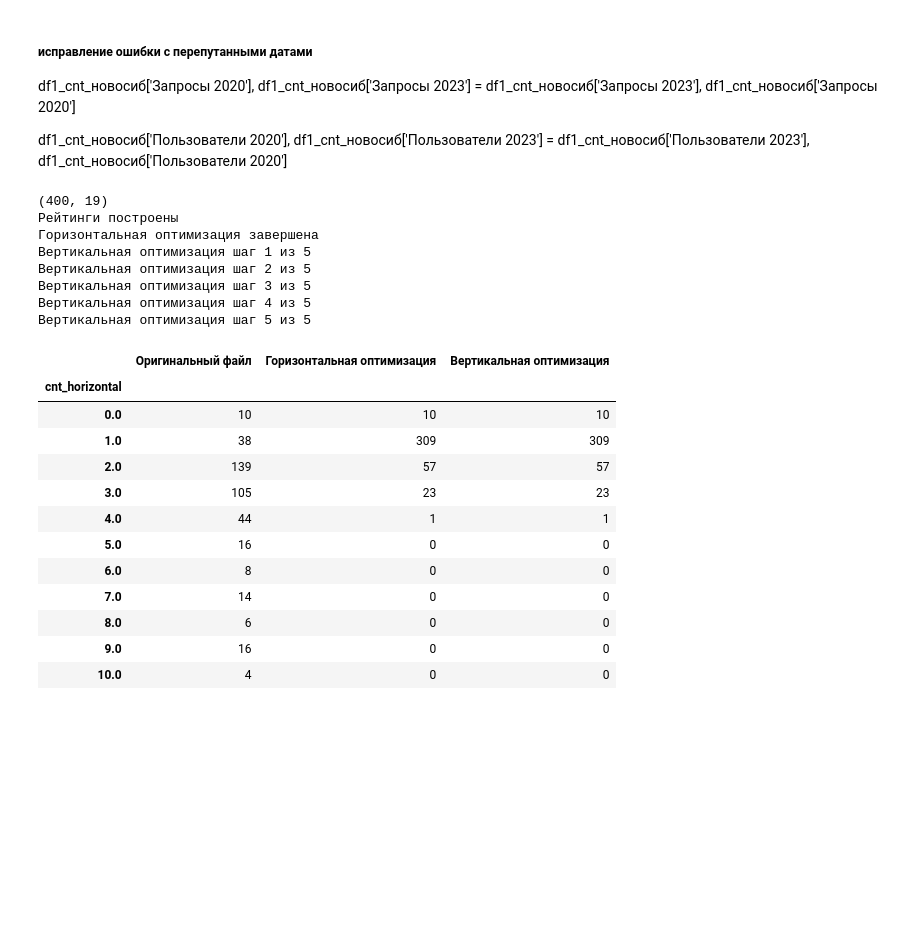
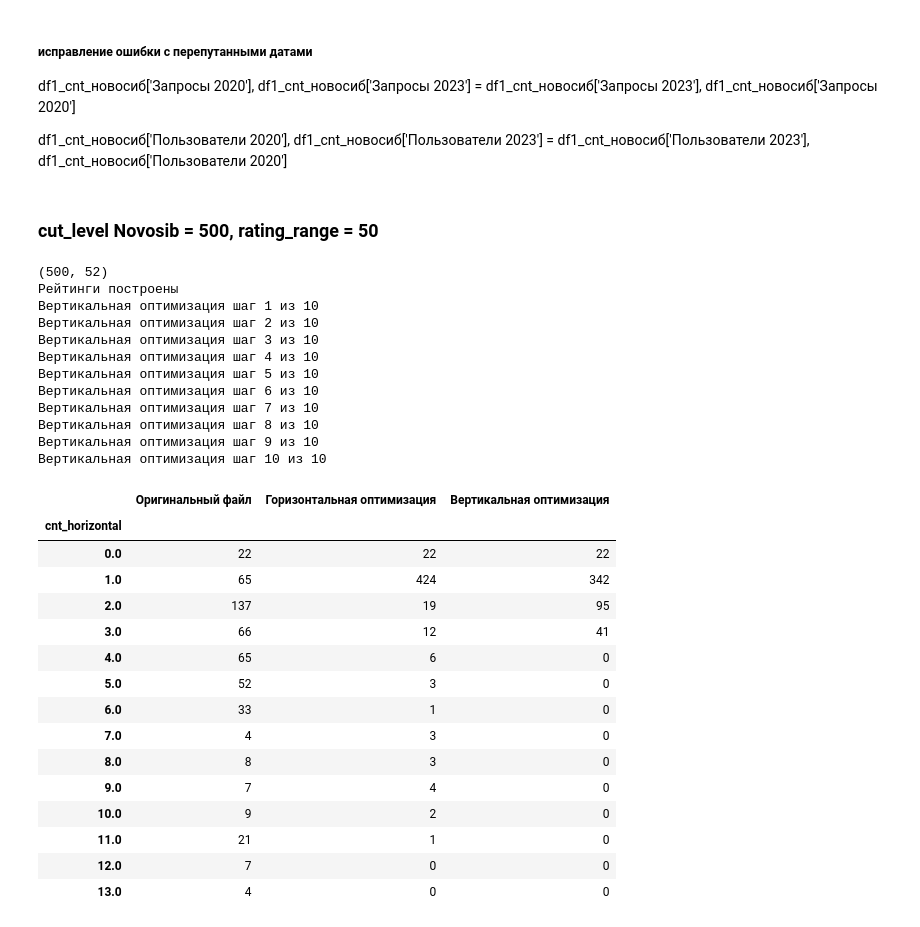
Before and after one commit to mamedovramil/Geoservice-data-analysis, a Jupyter notebook: 2gis.ipynb, the cells around one changed output. Cells and saved outputs as stored; diff of their text form; code cells hidden in the pictures; blank space fills up the shorter version.

Commit message:
Оптимизирован cut_level and rating_range для Москвы, Новосибирска, Алматы

```diff
--- a/2gis.ipynb
+++ b/2gis.ipynb
@@ -63,7 +63,7 @@ def agg_df(df, year):
     print('Duration:', end_dt-start_dt)
     return df1_agg
 
-def row_number(df, col, sort_col, desc=True, filter_df=True, index=45, filter_zero=False):
+def row_number(df, col, sort_col, desc=True, filter_df=True, index=50, filter_zero=False):
     if col not in df.columns:
         df[col] = ''
     if filter_df:
@@ -203,7 +203,7 @@ def count_ratings(df):
     print('Рейтинги построены')
     return df
 
-def horizontal_optimization(table_to_optimize, index=45):
+def horizontal_optimization(table_to_optimize, index=50):
     new_svod = table_to_optimize
     test_svod = new_svod.copy()
     index_set = set(new_svod.index)
@@ -234,7 +234,7 @@ def horizontal_optimization(table_to_optimize, index=45):
     test_svod = test_svod.sort_values('cnt_horizontal', ascending=False)
     return test_svod
 
-def vertical_optimization(table_to_optimize, original_table, optimization_level, index=45):
+def vertical_optimization(table_to_optimize, original_table, optimization_level, index=50):
     df = table_to_optimize.copy()
     new_svod = original_table.copy()
     for i in range(optimization_level):
@@ -261,7 +261,7 @@ def vertical_optimization(table_to_optimize, original_table, optimization_level,
                 pass
     return df
 
-def optimize_df(df_to_optimize, show_all=False, index=45, cut_level=450, calc_cut_level=False, optimization_level=10):
+def optimize_df(df_to_optimize, show_all=False, index=50, cut_level=450, calc_cut_level=False, optimization_level=10):
     original_svod = df_to_optimize.copy().iloc[:cut_level]
     print(original_svod.shape)
     original_svod_sorted = (
@@ -347,8 +347,8 @@ def make_final(original_svod, optimized_svod):
     final_svod = final_svod.merge(optimized_svod, left_on='Рубрика', right_on='Рубрика')
     final_svod['Рейтинг суммарный'] = final_svod[optimized_svod.columns].sum(axis=1)
     final_svod['Рейтинг средний'] = final_svod[optimized_svod.columns].mean(axis=1)
-    final_svod['Вне рейтингов'] = final_svod['В рейтингах, раз'] > 0
-    final_svod = row_number(final_svod, 'Вне рейтингов', 'Запросы, итого', desc=False, filter_df=False, index=15, filter_zero=True)
+    final_svod['Вне рейтингов'] = final_svod['В рейтингах, раз'].fillna(0) == 0
+    final_svod = row_number(final_svod, 'Вне рейтингов', 'Запросы, итого', desc=True, filter_df=True, index=15, filter_zero=True)
 
     final_svod = final_svod.sort_index().sort_values('№')
 
@@ -872,30 +935,39 @@ novosib_svod = novosib_svod[['№', 'Рубрика', 'Пользователи
 # %%
 #novosib_svod.to_excel('novosib_svod.xlsx')
 # %%
-novosib_svod_itogo = pd.read_excel(r"C:\Users\Mamed\YandexDisk\_Documents\Проекты\2ГИС 2023\Новосибирск\Таблица_2ГИС_Новосибирск_Итого_230317_1245.xlsx")
+novosib_svod_itogo = pd.read_excel(r"C:\Users\Mamed\YandexDisk\_Documents\Проекты\2ГИС 2023\Backups\Таблица_2ГИС_Новосибирск_Рейтинги_230317_1245.xlsx")
 # %%
 novosib_svod_itogo = novosib_svod_itogo[novosib_svod_itogo['№'] != 'Итог'].fillna(0)
+# %% [markdown]
+### cut_level Novosib = 500, rating_range = 50
 # %%
-novosib_filtered_optimized = optimize_df(novosib_svod_itogo_filtered, cut_level=400)
+novosib_filtered_optimized = optimize_df(novosib_svod_itogo, cut_level=500)
 # %% [output]
-(400, 19)
+(500, 52)
 Рейтинги построены
-Горизонтальная оптимизация завершена
-Вертикальная оптимизация шаг 1 из 5
-Вертикальная оптимизация шаг 2 из 5
-Вертикальная оптимизация шаг 3 из 5
-Вертикальная оптимизация шаг 4 из 5
-Вертикальная оптимизация шаг 5 из 5
+Вертикальная оптимизация шаг 1 из 10
+Вертикальная оптимизация шаг 2 из 10
+Вертикальная оптимизация шаг 3 из 10
+Вертикальная оптимизация шаг 4 из 10
+Вертикальная оптимизация шаг 5 из 10
+Вертикальная оптимизация шаг 6 из 10
+Вертикальная оптимизация шаг 7 из 10
+Вертикальная оптимизация шаг 8 из 10
+Вертикальная оптимизация шаг 9 из 10
+Вертикальная оптимизация шаг 10 из 10
 |  | Оригинальный файл | Горизонтальная оптимизация | Вертикальная оптимизация |
 | cnt_horizontal |  |  |  |
-| 0.0 | 10 | 10 | 10 |
-| 1.0 | 38 | 309 | 309 |
-| 2.0 | 139 | 57 | 57 |
-| 3.0 | 105 | 23 | 23 |
-| 4.0 | 44 | 1 | 1 |
-| 5.0 | 16 | 0 | 0 |
-| 6.0 | 8 | 0 | 0 |
-| 7.0 | 14 | 0 | 0 |
-| 8.0 | 6 | 0 | 0 |
-| 9.0 | 16 | 0 | 0 |
-| 10.0 | 4 | 0 | 0 |
+| 0.0 | 22 | 22 | 22 |
+| 1.0 | 65 | 424 | 342 |
+| 2.0 | 137 | 19 | 95 |
+| 3.0 | 66 | 12 | 41 |
+| 4.0 | 65 | 6 | 0 |
+| 5.0 | 52 | 3 | 0 |
+| 6.0 | 33 | 1 | 0 |
+| 7.0 | 4 | 3 | 0 |
+| 8.0 | 8 | 3 | 0 |
+| 9.0 | 7 | 4 | 0 |
+| 10.0 | 9 | 2 | 0 |
+| 11.0 | 21 | 1 | 0 |
+| 12.0 | 7 | 0 | 0 |
+| 13.0 | 4 | 0 | 0 |
```
Also changed, not shown: parts of 19 cells of this notebook.
